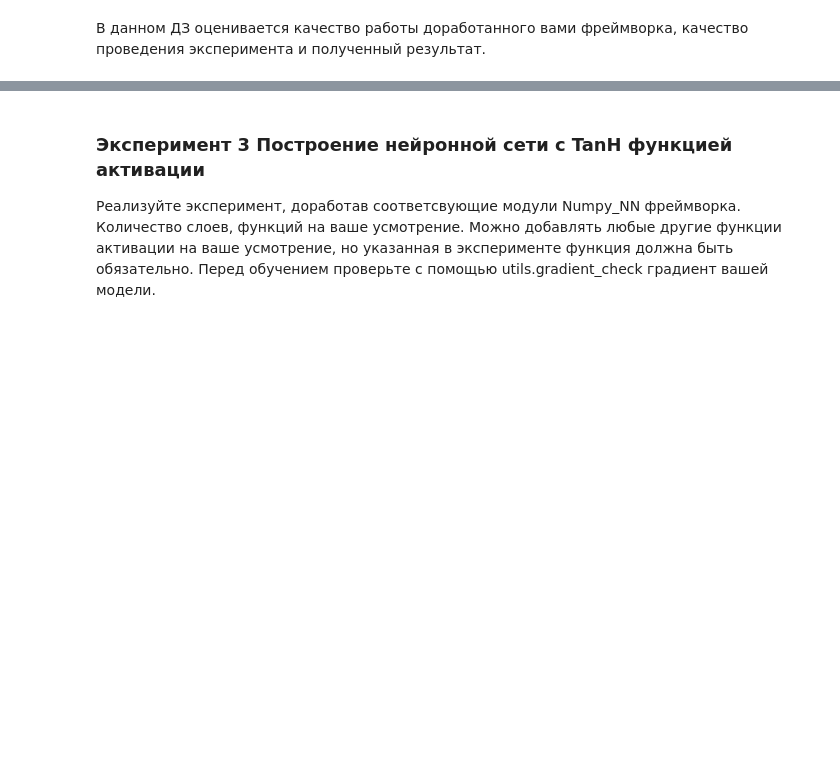
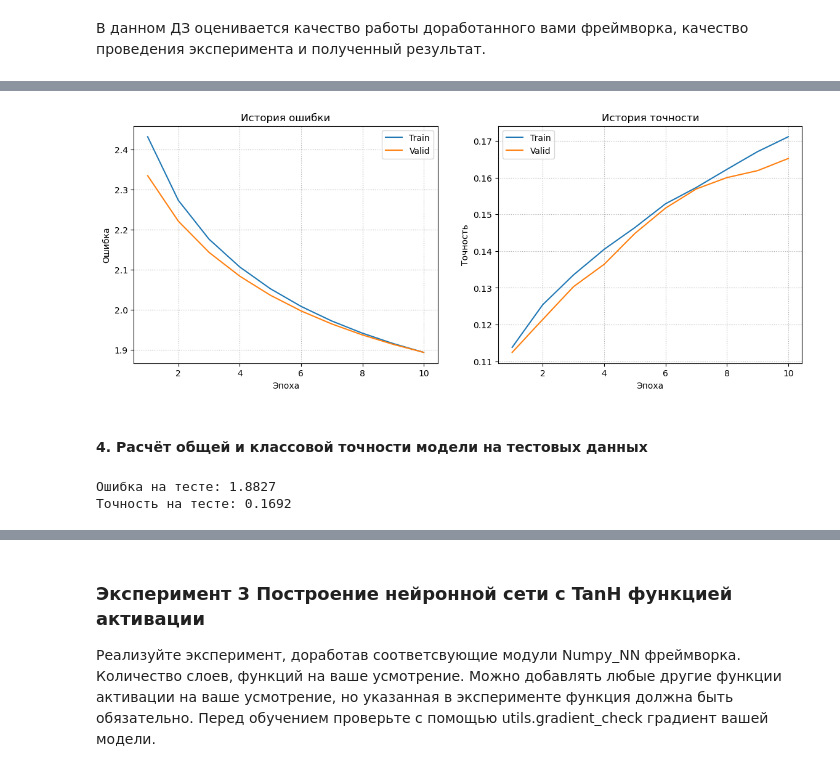
Before and after one commit to DmitryInd/Numpy-NN-Framework, a Jupyter notebook: numpy_neural_net_HW.ipynb, the cells around one changed output, grey strips where cells are left out. Drawn from its saved outputs; the diff is of its cells as text; code cells hidden in the pictures; blank space fills up the shorter version.

```diff
--- a/numpy_neural_net_HW.ipynb
+++ b/numpy_neural_net_HW.ipynb
@@ -39,0 +126,6 @@ importlib.reload(sequential)
+# %%
+with open("cifar-10-batches-py/batches.meta", "rb") as f:
+    classes_names = pickle.load(f, encoding="bytes")
+
+for ind, name in enumerate(classes_names[b'label_names']):
+    print(f"{ind}: {name.decode('utf-8')}")
@@ -39,0 +207,6 @@ importlib.reload(sequential)
+# %%
+train_dataset = []
+
+for dataset in datasets:
+    for vec, label in zip(dataset[b'data'], dataset[b'labels']):
+        train_dataset.append((vec / 256, label))
@@ -43,0 +313,20 @@ importlib.reload(sequential)
+# %%
+np.random.seed(42)
+# Для проверки градиентов
+exam_model = Sequential(
+    Linear(3072, 20),
+    ReLU(),
+    Linear(20, 10),
+    ReLU(),
+    Linear(10, 10)
+)
+print("Для проверки градиентов:\n", exam_model)
+# Для обучения
+model = Sequential(
+    Linear(3072, 768),
+    ReLU(),
+    Linear(768, 128),
+    ReLU(),
+    Linear(128, 10)
+)
+print("Для обучения:\n", model)
@@ -43,0 +359,10 @@ importlib.reload(sequential)
+# %%
+train_loss_history, valid_loss_history, \
+train_acc_history, valid_acc_history = train(
+    dataset=train_data,
+    model=model,
+    epochs=10,
+    optim_method="GD",
+    lr=0.001,
+    valid_dataset=valid_data,
+    batch_size=10000)
@@ -43,0 +382,24 @@ importlib.reload(sequential)
+# %%
+viz_utils.plot_learning_curves(train_loss_history, valid_loss_history,
+                                train_acc_history, valid_acc_history)
+# %% [output]
+[figure, added]
+# %% [markdown]
+#### 4. Расчёт общей и классовой точности модели на тестовых данных
+# %%
+test_dataloader = Dataloader(test_data, len(test_data), False)
+model.eval()
+vecs, labels = test_dataloader.__next__()
+out = model.forward(vecs)
+
+loss = hinge_loss(out, labels)
+test_loss = loss.item()
+
+pred_labels = np.argmax(out.array, axis=-1)
+test_acc = np.sum(pred_labels == labels) / len(labels)
+
+print(f"Ошибка на тесте: {test_loss:.4f}")
+print(f"Точность на тесте: {test_acc:.4f}")
+# %% [output]
+Ошибка на тесте: 1.8827
+Точность на тесте: 0.1692
```
Also changed, not shown: parts of 104 cells of this notebook, 6 other files.
